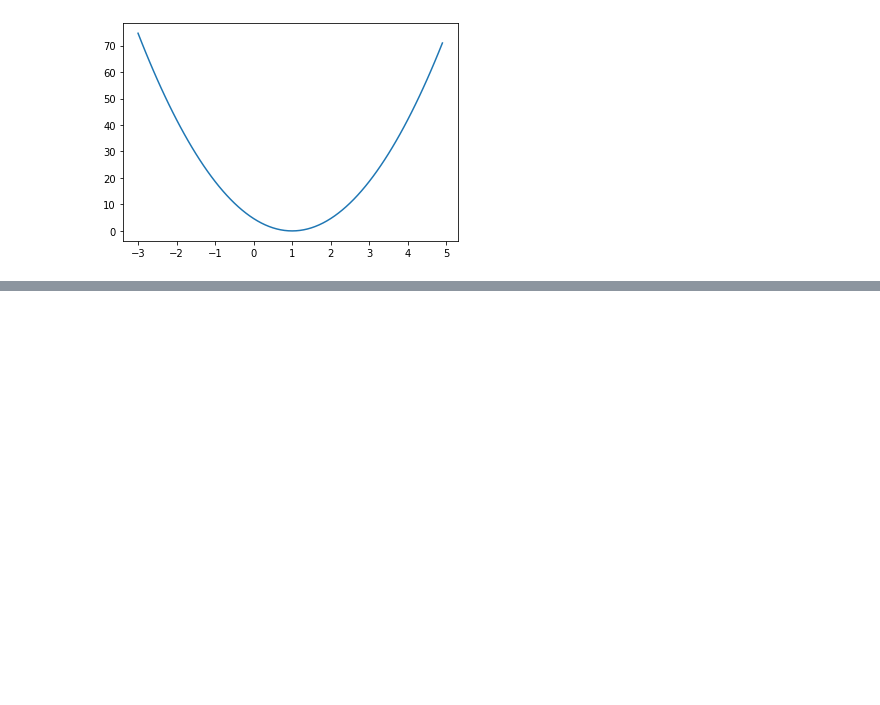
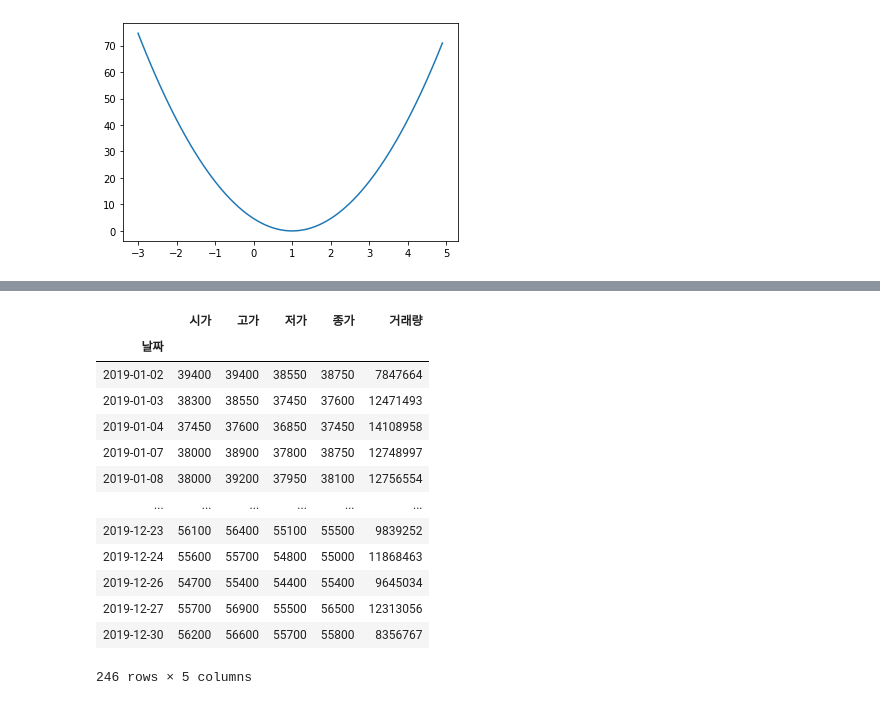
Before and after one commit to yunhacho/jupyterNotebook, a Jupyter notebook: Untitled.ipynb, the cells around one changed output, grey strips where cells are left out. Drawn from its saved outputs; the diff is of its cells as text; code cells hidden in the pictures; blank space fills up the shorter version.

```diff
--- a/Untitled.ipynb
+++ b/Untitled.ipynb
@@ -33,0 +163,34 @@ plt.show()
+# %%
+def thrust(df, coef): #day = [o, h, l , c]
+    pass
+import pykrx.stock
+class Dataset():
+
+    def __init__(self, stock='005930', date=('20190101', '20191231') , theta=10):
+        self.df = pykrx.stock.get_market_ohlcv_by_date(date[0], date[1], stock)
+        self.observe = 0
+        self.theta = theta
+    def next(self):
+        self.observe += self.theta
+#        return df.iloc[10, 20]
+        print(self.observe)
+        return df.iloc[self.observe - self.theta : self.observe], df.iloc[[self.observe]]
+# %%
+ds = Dataset()
+# %%
+ds.df
+# %% [output]
+|  | 시가 | 고가 | 저가 | 종가 | 거래량 |
+| 날짜 |  |  |  |  |  |
+| 2019-01-02 | 39400 | 39400 | 38550 | 38750 | 7847664 |
+| 2019-01-03 | 38300 | 38550 | 37450 | 37600 | 12471493 |
+| 2019-01-04 | 37450 | 37600 | 36850 | 37450 | 14108958 |
+| 2019-01-07 | 38000 | 38900 | 37800 | 38750 | 12748997 |
+| 2019-01-08 | 38000 | 39200 | 37950 | 38100 | 12756554 |
+| ... | ... | ... | ... | ... | ... |
+| 2019-12-23 | 56100 | 56400 | 55100 | 55500 | 9839252 |
+| 2019-12-24 | 55600 | 55700 | 54800 | 55000 | 11868463 |
+| 2019-12-26 | 54700 | 55400 | 54400 | 55400 | 9645034 |
+| 2019-12-27 | 55700 | 56900 | 55500 | 56500 | 12313056 |
+| 2019-12-30 | 56200 | 56600 | 55700 | 55800 | 8356767 |
+246 rows × 5 columns
```
Also changed, not shown: parts of 7 cells of this notebook, 3 other files.
